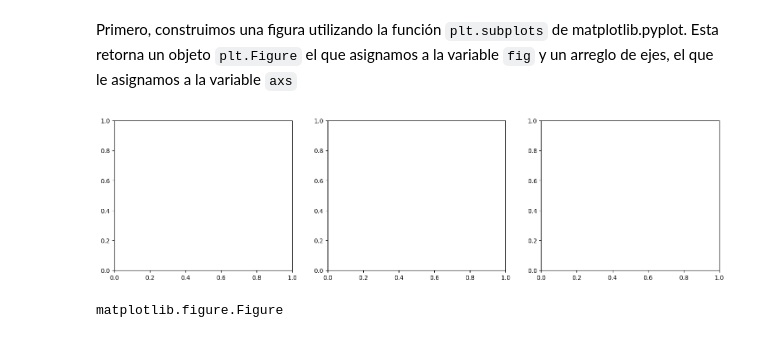
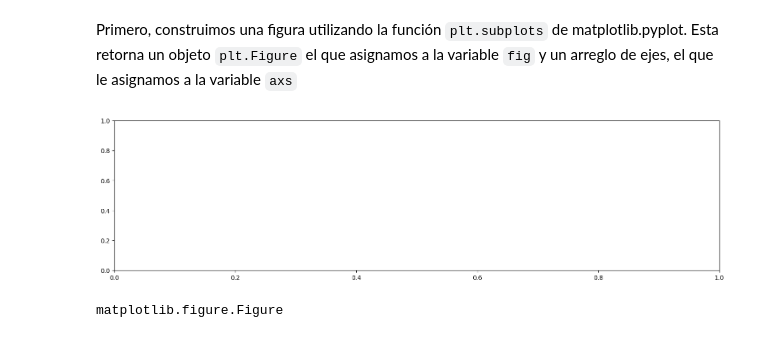
Before and after one commit to Gabriel-Borrero/FISI2526-MetCompCompl-202320, a Jupyter notebook: Clase_3/Clase_3.ipynb, the cells around one changed output. Cells and saved outputs as stored; diff of their text form; code cells hidden in the pictures.

```diff
--- a/Clase_3/Clase_3.ipynb
+++ b/Clase_3/Clase_3.ipynb
@@ -96,9 +94,9 @@ array([-9.8, -9.8, -9.8, -9.8, -9.8, -9.8, -9.8, -9.8, -9.8, -9.8])
 # %% [markdown]
 Primero, construimos una figura utilizando la función `plt.subplots` de matplotlib.pyplot. Esta retorna un objeto `plt.Figure` el que asignamos a la variable `fig` y un arreglo de ejes, el que le asignamos a la variable `axs`
 # %%
-fig,axs = plt.subplots(nrows=1,ncols=3,figsize=(18,4.5))
+fig,axs = plt.subplots(nrows=1,ncols=1,figsize=(18,4.5))
 # %% [output]
-[figure, old version]
+[figure, new version]
 # %%
 type(fig)
 # %% [output]
```
Also changed, not shown: parts of 3 cells of this notebook, 3 other files.
